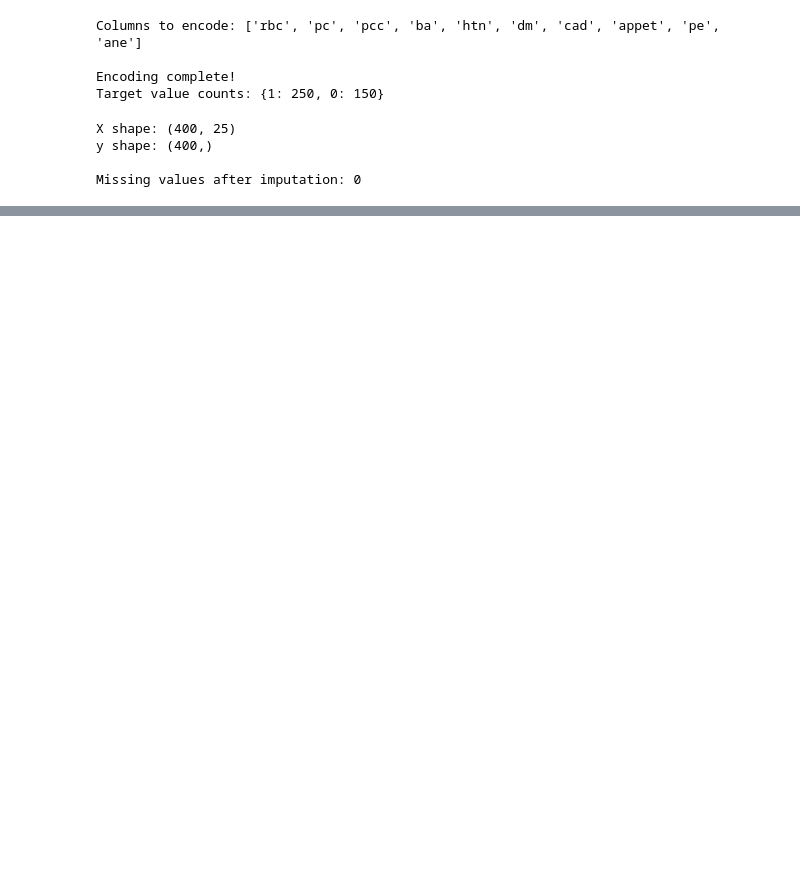
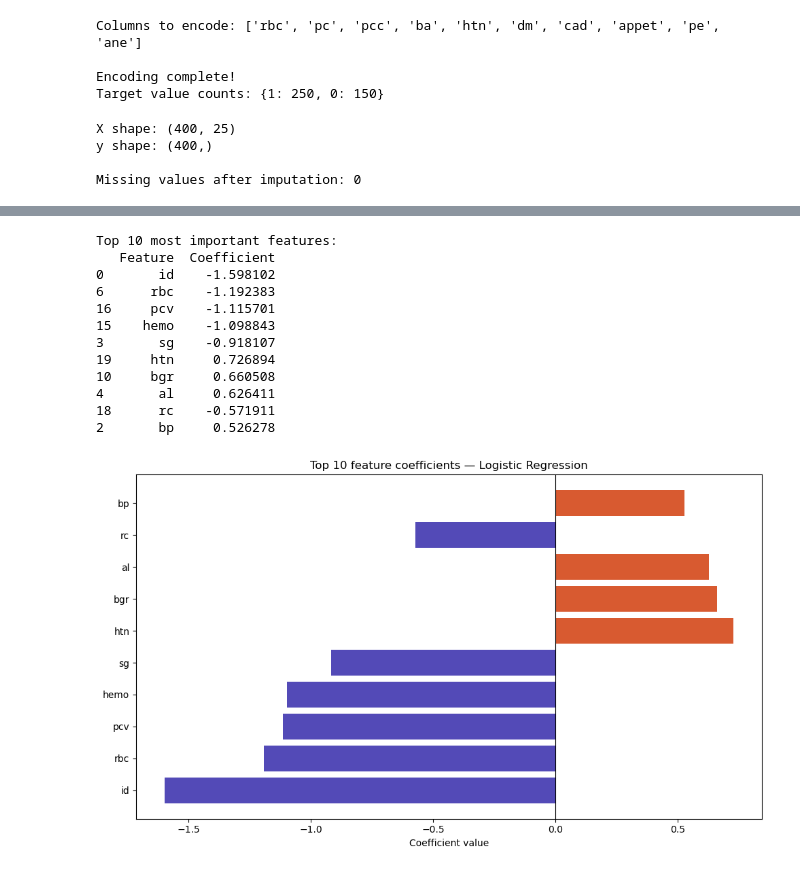
Before and after one commit to isiniperera/ML-assignment, a Jupyter notebook: notebooks/logistic_regression.ipynb, the cells around one changed output, grey strips where cells are left out. Cells and saved outputs as stored; diff of their text form; code cells hidden in the pictures; blank space fills up the shorter version.

```diff
--- a/notebooks/logistic_regression.ipynb
+++ b/notebooks/logistic_regression.ipynb
@@ -203,12 +178,18 @@ Sample of scaled values (first row, first 5 cols):
 # %%
-#Split data into train and test sets
-#80% training, 20% testing
+# Split FIRST
 X_train, X_test, y_train, y_test = train_test_split(
-    X_scaled, y,
+    X, y,
     test_size=0.2,
     random_state=42,
     stratify=y
 )
 
-print(f"Training samples : {X_train.shape[0]}")
-print(f"Testing samples  : {X_test.shape[0]}")
+# Impute (fit ONLY on training)
+imputer = SimpleImputer(strategy='mean')
+X_train = imputer.fit_transform(X_train)
+X_test = imputer.transform(X_test)
+
+# Scale (fit ONLY on training)
+scaler = StandardScaler()
+X_train = scaler.fit_transform(X_train)
+X_test = scaler.transform(X_test)
@@ -228,0 +318,37 @@ Number of features used: 25
+# %%
+feature_names = X_imputed.columns
+coefficients = model.coef_[0]
+
+coef_df = pd.DataFrame({
+    'Feature': feature_names,
+    'Coefficient': coefficients,
+    'Abs': np.abs(coefficients)
+}).sort_values('Abs', ascending=False)
+
+print("Top 10 most important features:")
+print(coef_df[['Feature','Coefficient']].head(10).to_string())
+
+plt.figure(figsize=(10, 6))
+top10 = coef_df.head(10)
+colors = ['#D85A30' if x > 0 else '#534AB7'
+          for x in top10['Coefficient']]
+plt.barh(top10['Feature'], top10['Coefficient'], color=colors)
+plt.axvline(0, color='black', linewidth=0.8)
+plt.title('Top 10 feature coefficients — Logistic Regression')
+plt.xlabel('Coefficient value')
+plt.tight_layout()
+plt.show()
+# %% [output]
+Top 10 most important features:
+   Feature  Coefficient
+0       id    -1.598102
+6      rbc    -1.192383
+16     pcv    -1.115701
+15    hemo    -1.098843
+3       sg    -0.918107
+19     htn     0.726894
+10     bgr     0.660508
+4       al     0.626411
+18      rc    -0.571911
+2       bp     0.526278
+[figure, added]
```
Also changed, not shown: parts of 13 cells of this notebook.
